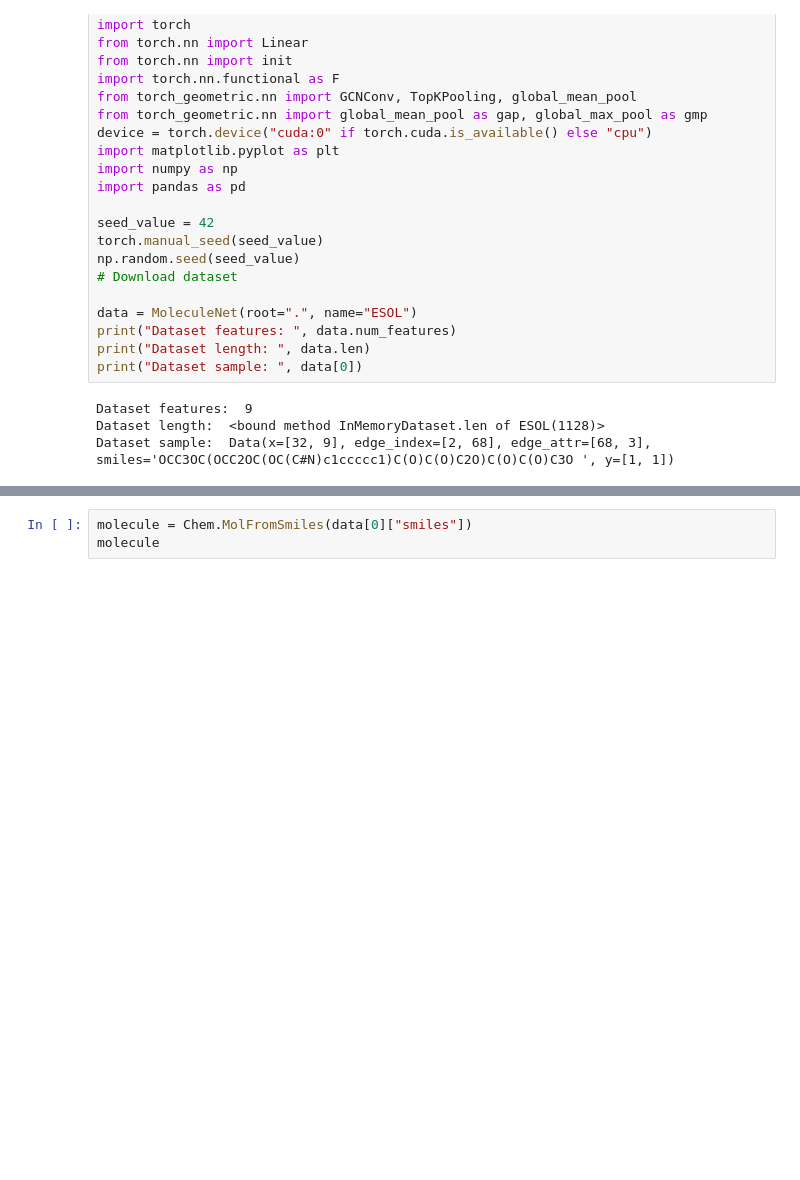
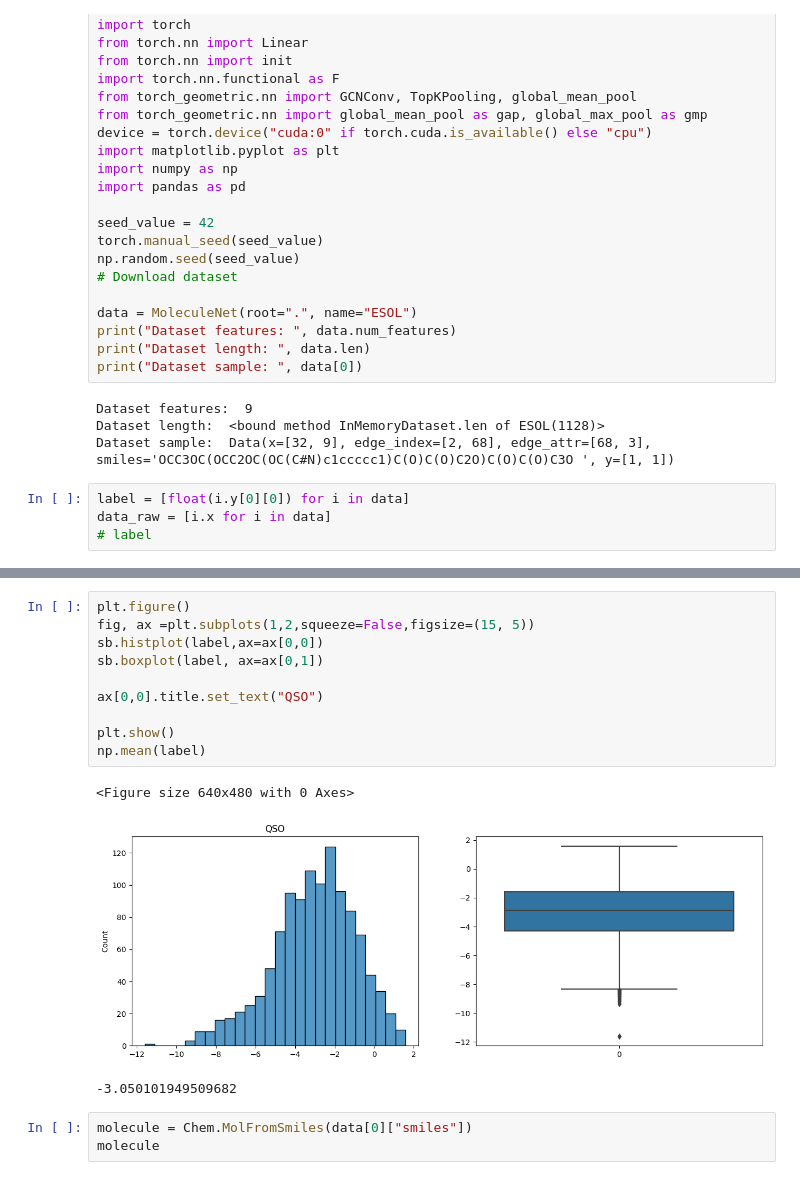
Before and after one commit to punsiwoot/ESOL-GCN-PyTorch, a Jupyter notebook: Data_view.ipynb, the cells around one changed output, grey strips where cells are left out. Drawn from its saved outputs; the diff is of its cells as text; blank space fills up the shorter version.

```diff
--- a/Data_view.ipynb
+++ b/Data_view.ipynb
@@ -39,3 +39,7 @@ print("Dataset sample: ", data[0])
 Dataset features:  9
 Dataset length:  <bound method InMemoryDataset.len of ESOL(1128)>
 Dataset sample:  Data(x=[32, 9], edge_index=[2, 68], edge_attr=[68, 3], smiles='OCC3OC(OCC2OC(OC(C#N)c1ccccc1)C(O)C(O)C2O)C(O)C(O)C3O ', y=[1, 1])
+# %%
+label = [float(i.y[0][0]) for i in data]
+data_raw = [i.x for i in data]
+# label
@@ -42,3 +66,17 @@ Dataset sample:  Data(x=[32, 9], edge_index=[2, 68], edge_attr=[68, 3], smiles='
+# %%
+plt.figure()
+fig, ax =plt.subplots(1,2,squeeze=False,figsize=(15, 5))
+sb.histplot(label,ax=ax[0,0])
+sb.boxplot(label, ax=ax[0,1])
+
+ax[0,0].title.set_text("QSO")
+
+plt.show()
+np.mean(label)
+# %% [output]
+<Figure size 640x480 with 0 Axes>
+[figure, added]
+-3.050101949509682
 # %%
 molecule = Chem.MolFromSmiles(data[0]["smiles"])
 molecule
```
Also changed, not shown: parts of 1 cell of this notebook, 14 other files.
